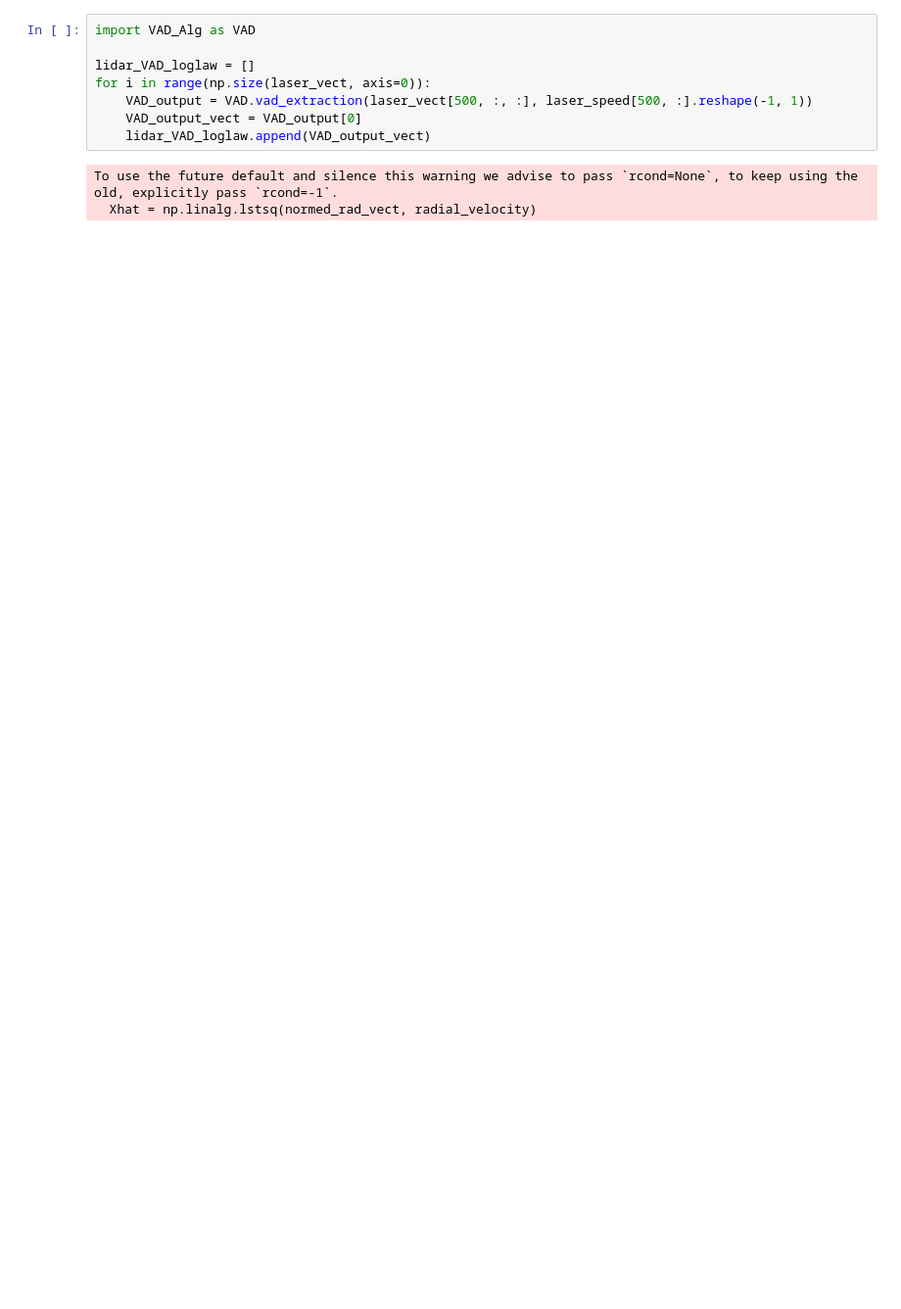
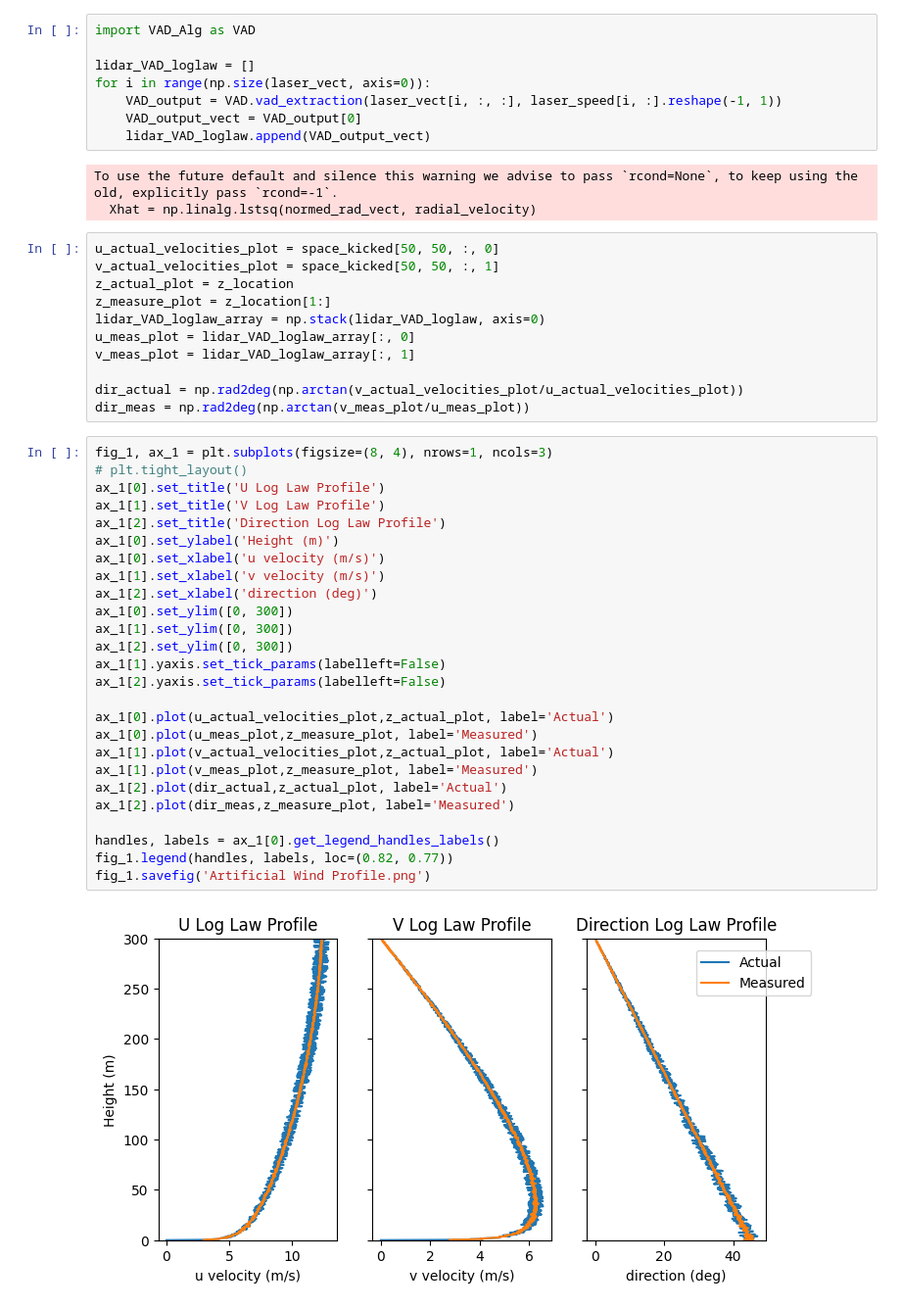
Before and after one commit to ttjohn13/Wind-Energy-Project, a Jupyter notebook: HW3 VAD model.ipynb, the cells around one changed output. Shown at 98% size. Saved outputs shown, nothing was run; the diff lists cells and outputs as text; blank space fills up the shorter version.

Commit message:
Completed plotting for artificial loglaw wind profile

```diff
--- a/HW3 VAD model.ipynb
+++ b/HW3 VAD model.ipynb
@@ -71,9 +71,48 @@ import VAD_Alg as VAD
 
 lidar_VAD_loglaw = []
 for i in range(np.size(laser_vect, axis=0)):
-    VAD_output = VAD.vad_extraction(laser_vect[500, :, :], laser_speed[500, :].reshape(-1, 1))
+    VAD_output = VAD.vad_extraction(laser_vect[i, :, :], laser_speed[i, :].reshape(-1, 1))
     VAD_output_vect = VAD_output[0]
     lidar_VAD_loglaw.append(VAD_output_vect)
 # %% [output]
 To use the future default and silence this warning we advise to pass `rcond=None`, to keep using the old, explicitly pass `rcond=-1`.
   Xhat = np.linalg.lstsq(normed_rad_vect, radial_velocity)
+# %%
+u_actual_velocities_plot = space_kicked[50, 50, :, 0]
+v_actual_velocities_plot = space_kicked[50, 50, :, 1]
+z_actual_plot = z_location
+z_measure_plot = z_location[1:]
+lidar_VAD_loglaw_array = np.stack(lidar_VAD_loglaw, axis=0)
+u_meas_plot = lidar_VAD_loglaw_array[:, 0]
+v_meas_plot = lidar_VAD_loglaw_array[:, 1]
+
+dir_actual = np.rad2deg(np.arctan(v_actual_velocities_plot/u_actual_velocities_plot))
+dir_meas = np.rad2deg(np.arctan(v_meas_plot/u_meas_plot))
+# %%
+fig_1, ax_1 = plt.subplots(figsize=(8, 4), nrows=1, ncols=3)
+# plt.tight_layout()
+ax_1[0].set_title('U Log Law Profile')
+ax_1[1].set_title('V Log Law Profile')
+ax_1[2].set_title('Direction Log Law Profile')
+ax_1[0].set_ylabel('Height (m)')
+ax_1[0].set_xlabel('u velocity (m/s)')
+ax_1[1].set_xlabel('v velocity (m/s)')
+ax_1[2].set_xlabel('direction (deg)')
+ax_1[0].set_ylim([0, 300])
+ax_1[1].set_ylim([0, 300])
+ax_1[2].set_ylim([0, 300])
+ax_1[1].yaxis.set_tick_params(labelleft=False)
+ax_1[2].yaxis.set_tick_params(labelleft=False)
+
+ax_1[0].plot(u_actual_velocities_plot,z_actual_plot, label='Actual')
+ax_1[0].plot(u_meas_plot,z_measure_plot, label='Measured')
+ax_1[1].plot(v_actual_velocities_plot,z_actual_plot, label='Actual')
+ax_1[1].plot(v_meas_plot,z_measure_plot, label='Measured')
+ax_1[2].plot(dir_actual,z_actual_plot, label='Actual')
+ax_1[2].plot(dir_meas,z_measure_plot, label='Measured')
+
+handles, labels = ax_1[0].get_legend_handles_labels()
+fig_1.legend(handles, labels, loc=(0.82, 0.77))
+fig_1.savefig('Artificial Wind Profile.png')
+# %% [output]
+[figure, added]
```
